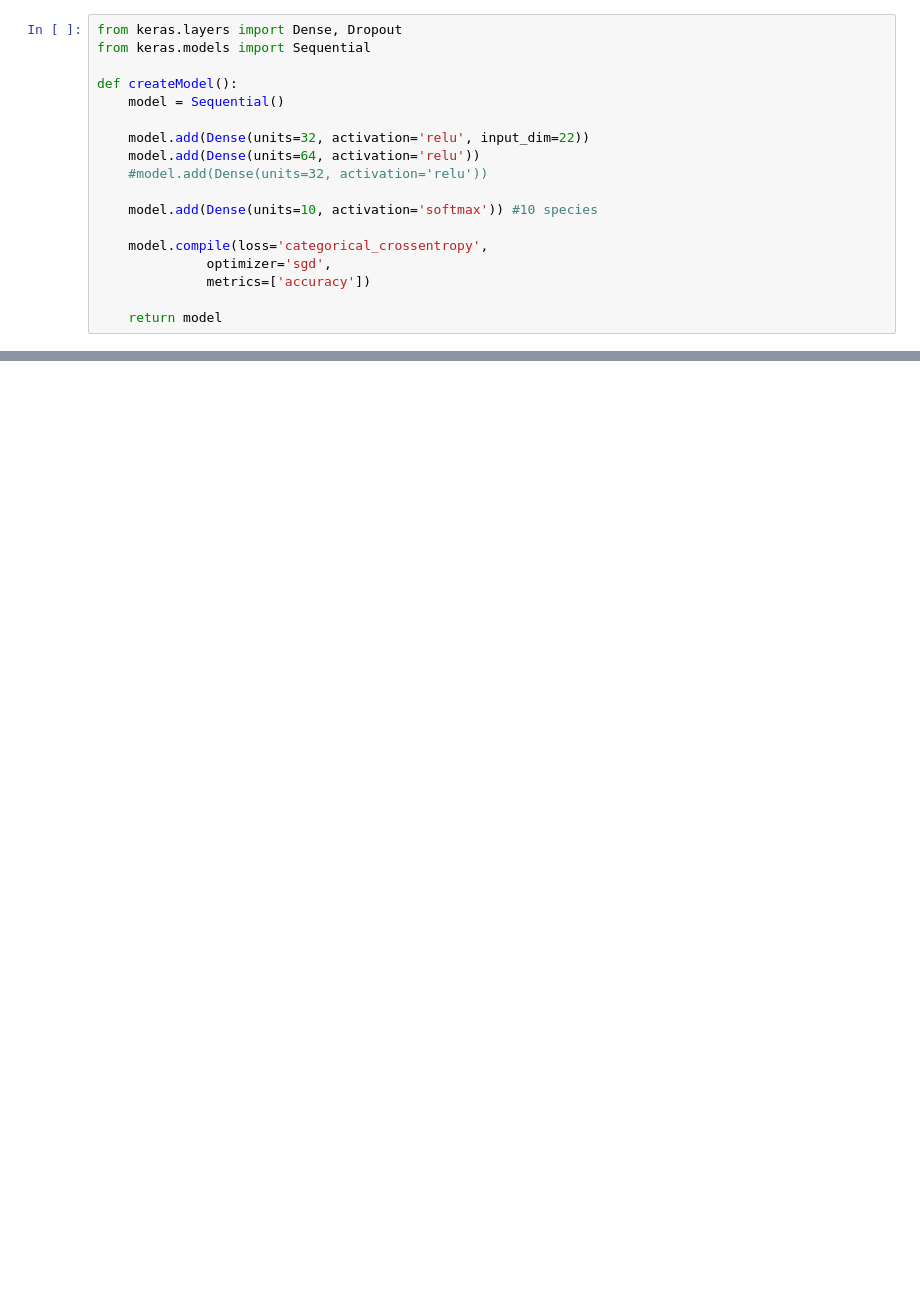
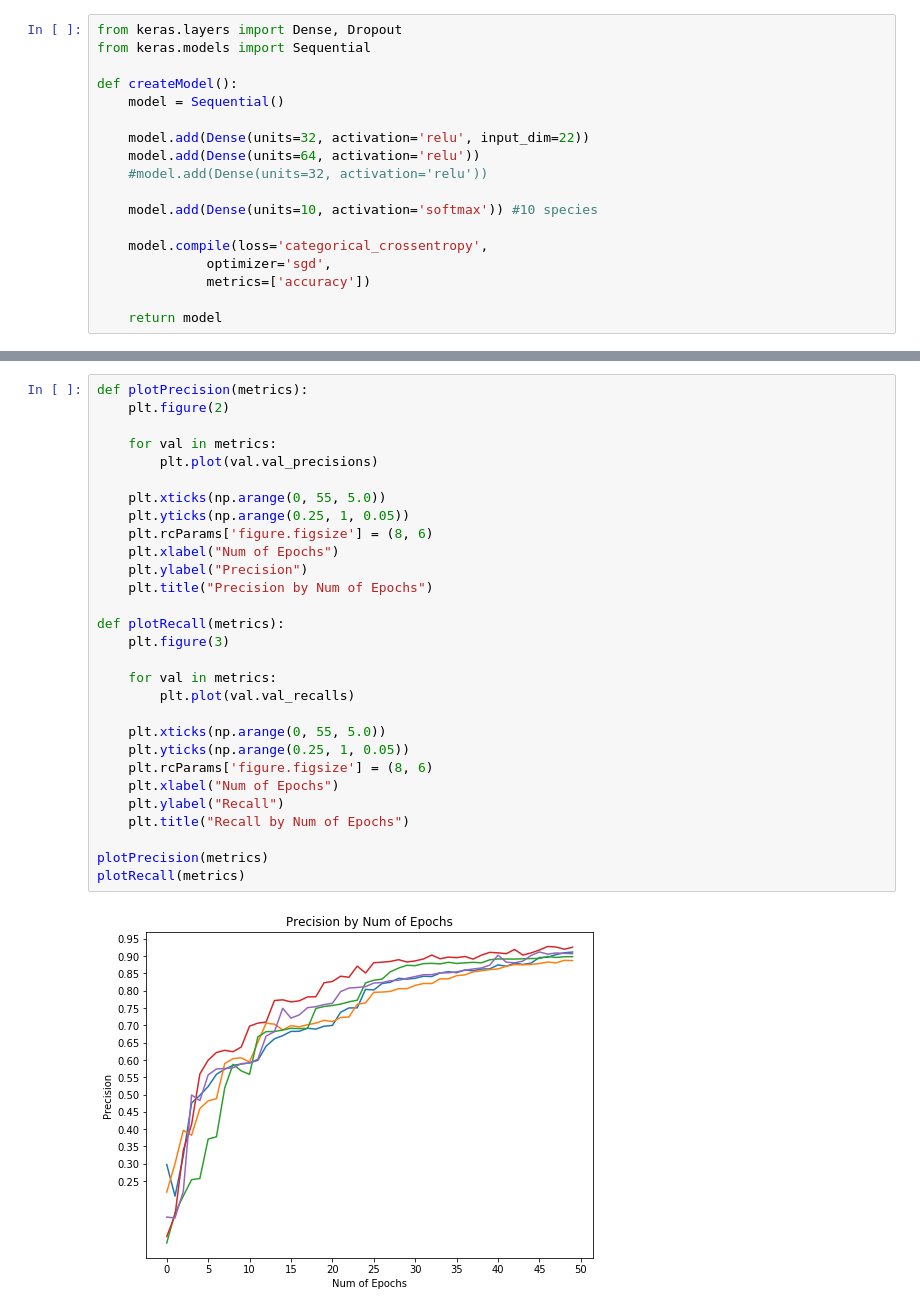
Before and after one commit to diogotorres97/feup-iart, a Jupyter notebook: notebook/anuran_data_visualization.ipynb, the cells around one changed output, grey strips where cells are left out. Drawn from its saved outputs; the diff is of its cells as text; blank space fills up the shorter version.

```diff
--- a/notebook/anuran_data_visualization.ipynb
+++ b/notebook/anuran_data_visualization.ipynb
@@ -237,3 +325,34 @@ def plotLoss(results):
     plt.title("Loss by Num of Epochs")
 
     plt.show()
+# %%
+def plotPrecision(metrics):
+    plt.figure(2)
+
+    for val in metrics:
+        plt.plot(val.val_precisions)
+
+    plt.xticks(np.arange(0, 55, 5.0))
+    plt.yticks(np.arange(0.25, 1, 0.05))
+    plt.rcParams['figure.figsize'] = (8, 6)
+    plt.xlabel("Num of Epochs")
+    plt.ylabel("Precision")
+    plt.title("Precision by Num of Epochs")
+
+def plotRecall(metrics):
+    plt.figure(3)
+
+    for val in metrics:
+        plt.plot(val.val_recalls)
+
+    plt.xticks(np.arange(0, 55, 5.0))
+    plt.yticks(np.arange(0.25, 1, 0.05))
+    plt.rcParams['figure.figsize'] = (8, 6)
+    plt.xlabel("Num of Epochs")
+    plt.ylabel("Recall")
+    plt.title("Recall by Num of Epochs")
+
+plotPrecision(metrics)
+plotRecall(metrics)
+# %% [output]
+[figure, added]
```
Also changed, not shown: parts of 8 cells of this notebook.
